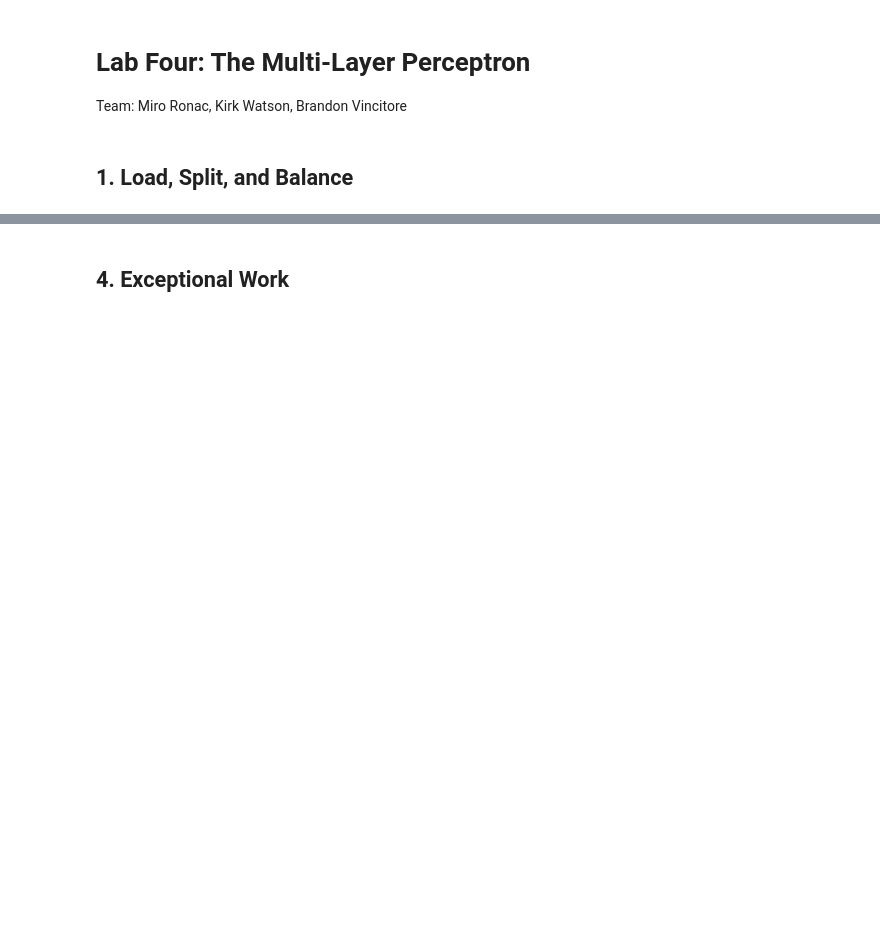
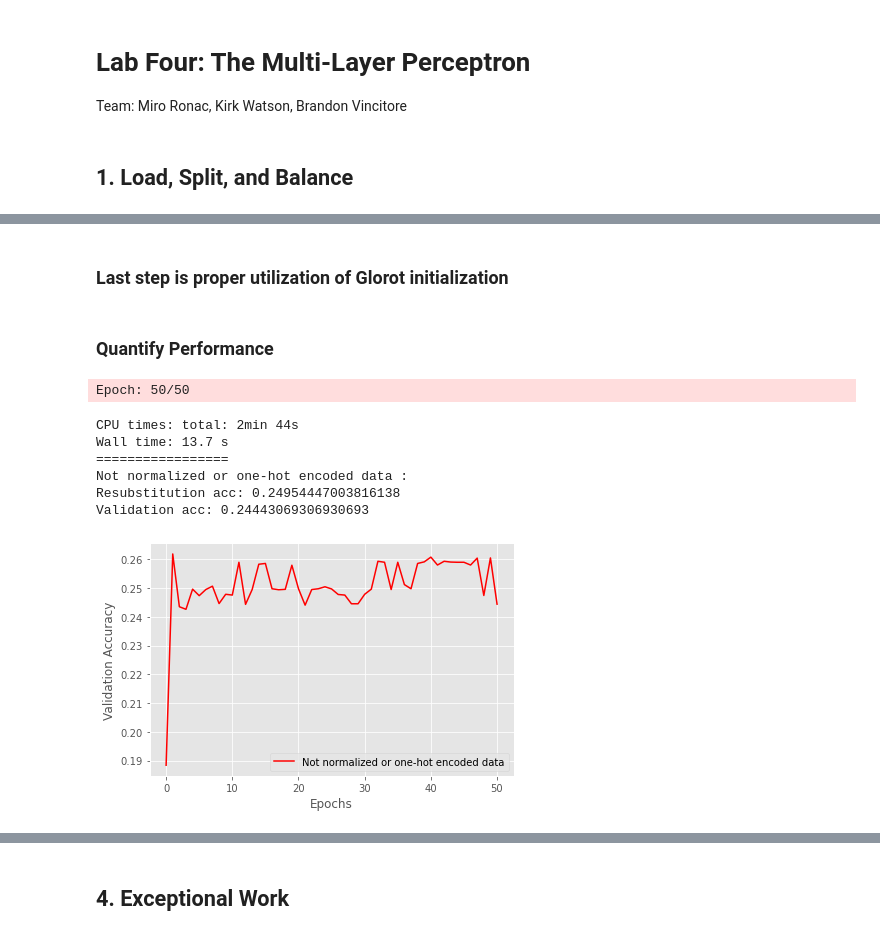
Before and after one commit to kirkwat/machine-learning, a Jupyter notebook: lab4/master.ipynb, the cells around one changed output, grey strips where cells are left out. Cells and saved outputs as stored; diff of their text form; code cells hidden in the pictures; blank space fills up the shorter version.

```diff
--- a/lab4/master.ipynb
+++ b/lab4/master.ipynb
@@ -74,0 +316,2 @@ In most cases, the testing set should not be balanced while the training set sho
+# %% [markdown]
+### Last step is proper utilization of Glorot initialization
@@ -74,0 +334,51 @@ In most cases, the testing set should not be balanced while the training set sho
+# %% [markdown]
+### Quantify Performance
+# %%
+from sklearn.metrics import accuracy_score
+import matplotlib.pyplot as plt
+%matplotlib inline
+
+plt.style.use('ggplot')
+
+def print_result(nn,X_train,y_train,X_test,y_test,title="",color="red"):
+
+    print("=================")
+    print(title,":")
+    yhat = nn.predict(X_train)
+    print('Resubstitution acc:',accuracy_score(y_train,yhat))
+
+    yhat = nn.predict(X_test)
+    print('Validation acc:',accuracy_score(y_test,yhat))
+
+    if hasattr(nn,'val_score_'):
+        plt.plot(range(len(nn.val_score_)), nn.val_score_, color=color,label=title)
+        plt.ylabel('Validation Accuracy')
+    else:
+        plt.plot(range(len(nn.score_)), nn.score_, color=color,label=title)
+        plt.ylabel('Resub Accuracy')
+
+    plt.xlabel('Epochs')
+    plt.tight_layout()
+    plt.legend(loc='best')
+    plt.grid(True)
+# %%
+vals = { 'n_hidden':30,
+         'C':0.1, 'epochs':50, 'eta':0.001,
+         'alpha':0.001, 'decrease_const':1e-5, 'minibatches':50,
+         'shuffle':True,'random_state':1}
+#quantify performance using accuracy
+nn = TLPBetterInitial(**vals)
+
+%time nn.fit(X_train, y_train, print_progress=1, XY_test=(X_test, y_test))
+
+print_result(nn,X_train,y_train,X_test,y_test,title="Not normalized or one-hot encoded data")
+plt.show()
+# %% [output]
+Epoch: 50/50
+CPU times: total: 2min 44s
+Wall time: 13.7 s
+=================
+Not normalized or one-hot encoded data :
+Resubstitution acc: 0.24954447003816138
+Validation acc: 0.24443069306930693
+[figure, added]
```
Also changed, not shown: parts of 46 cells of this notebook.
